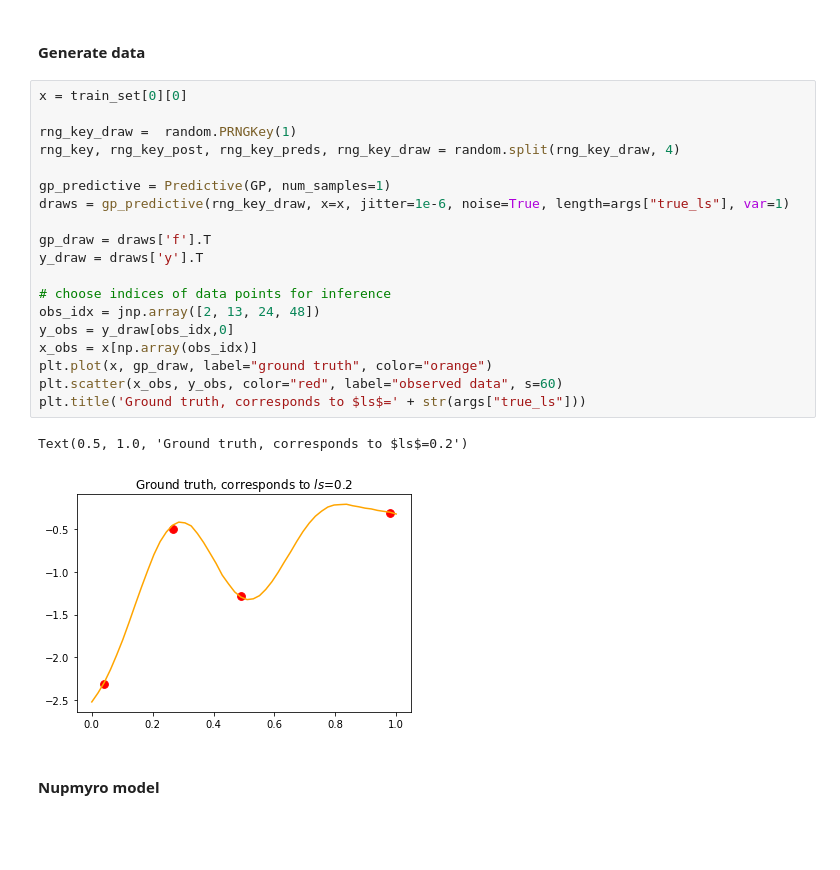
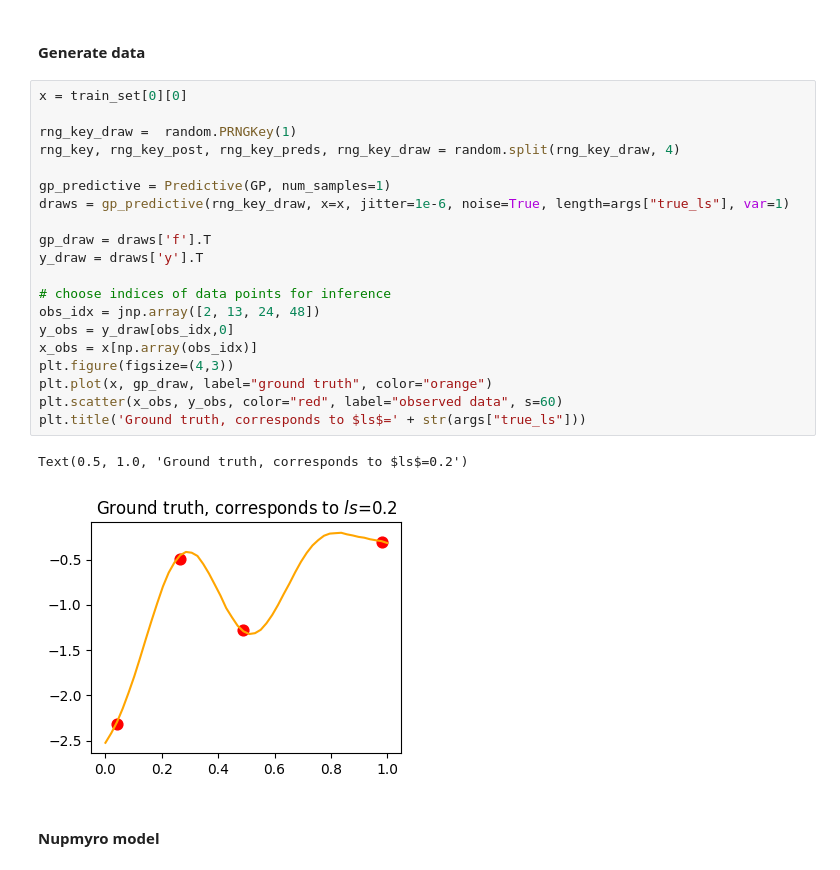
Before and after one commit to elizavetasemenova/PriorCVAE_JAX, a Jupyter notebook: Main Notebook.ipynb, the cells around one changed output. Drawn from its saved outputs; the diff is of its cells as text; blank space fills up the shorter version.

```diff
--- a/Main Notebook.ipynb
+++ b/Main Notebook.ipynb
@@ -332,25 +355,26 @@ plt.show()
 # %%
 x = train_set[0][0]
 
 rng_key_draw =  random.PRNGKey(1)
 rng_key, rng_key_post, rng_key_preds, rng_key_draw = random.split(rng_key_draw, 4)
 
 gp_predictive = Predictive(GP, num_samples=1)
 draws = gp_predictive(rng_key_draw, x=x, jitter=1e-6, noise=True, length=args["true_ls"], var=1)
 
 gp_draw = draws['f'].T
 y_draw = draws['y'].T
 
 # choose indices of data points for inference
 obs_idx = jnp.array([2, 13, 24, 48])
 y_obs = y_draw[obs_idx,0]
 x_obs = x[np.array(obs_idx)]
+plt.figure(figsize=(4,3))
 plt.plot(x, gp_draw, label="ground truth", color="orange")
 plt.scatter(x_obs, y_obs, color="red", label="observed data", s=60)
 plt.title('Ground truth, corresponds to $ls$=' + str(args["true_ls"]))
 # %% [output]
 Text(0.5, 1.0, 'Ground truth, corresponds to $ls$=0.2')
-[figure, old version]
+[figure, new version]
 # %% [markdown]
 #### Nupmyro model
 # %%
```
Also changed, not shown: parts of 6 cells of this notebook, 1 other file.
